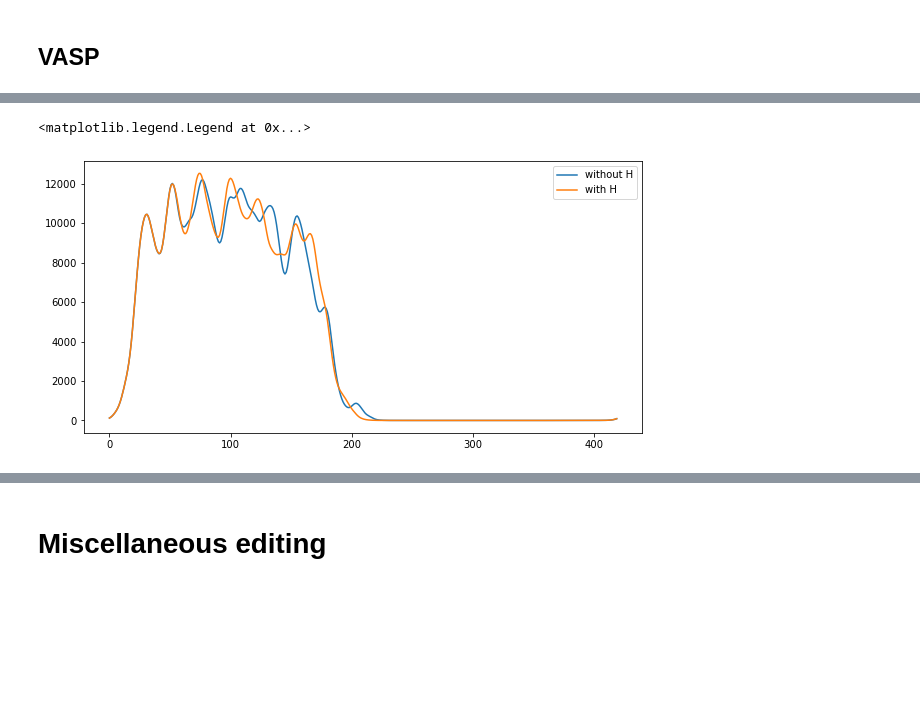
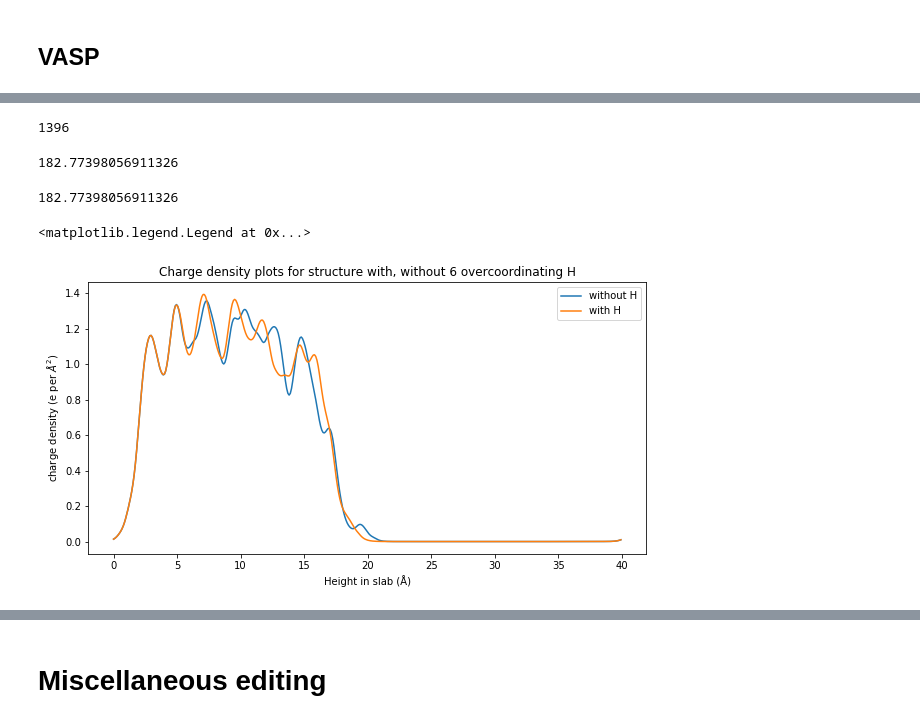
Before and after one commit to chengeaa/researchscripts, a Jupyter notebook: ASE processing.ipynb, the cells around one changed output, grey strips where cells are left out. Cells and saved outputs as stored; diff of their text form; code cells hidden in the pictures; blank space fills up the shorter version.

```diff
--- a/ASE processing.ipynb
+++ b/ASE processing.ipynb
@@ -1083,0 +1083,14 @@ charge2 = C2.chg[0]
+# %%
+nelect = 1396
+nelect
+# %% [output]
+1396
+# %%
+np.sum(charge)/(15*15*40)
+# %% [output]
+182.77398056911326
+# %%
+tcharge_per_cubicA = np.sum(charge)/V
+tcharge_per_cubicA
+# %% [output]
+182.77398056911326
@@ -1084,11 +1099,17 @@ charge2 = C2.chg[0]
+# %%
+V = (15*15*40)
 # %%
 plt.figure(figsize = (10,5))
-plt.plot(np.sum(charge, axis = (0,1)), label = 'without H')
-plt.plot(np.sum(charge2, axis = (0,1)), label = 'with H')
+xticks = np.arange(0, len(np.sum(charge, axis = (0,1))))/(420/40)
+plt.plot(xticks, np.sum(charge, axis = (0,1))/V, label = 'without H')
+plt.plot(xticks, np.sum(charge2, axis = (0,1))/V, label = 'with H')
+plt.xlabel("Height in slab (Å)")
+plt.ylabel("charge density (e per $Å^2$)")
+plt.title("Charge density plots for structure with, without 6 overcoordinating H")
 plt.legend()
 # %% [output]
 <matplotlib.legend.Legend at 0x...>
-[figure, old version]
+[figure, new version]
 # %%
 plt.figure(figsize = (10,5))
 plt.plot(np.cumsum(np.sum(charge, axis = (0,1))), label = 'without H')
```
Also changed, not shown: parts of 79 cells of this notebook, 18 other files.
